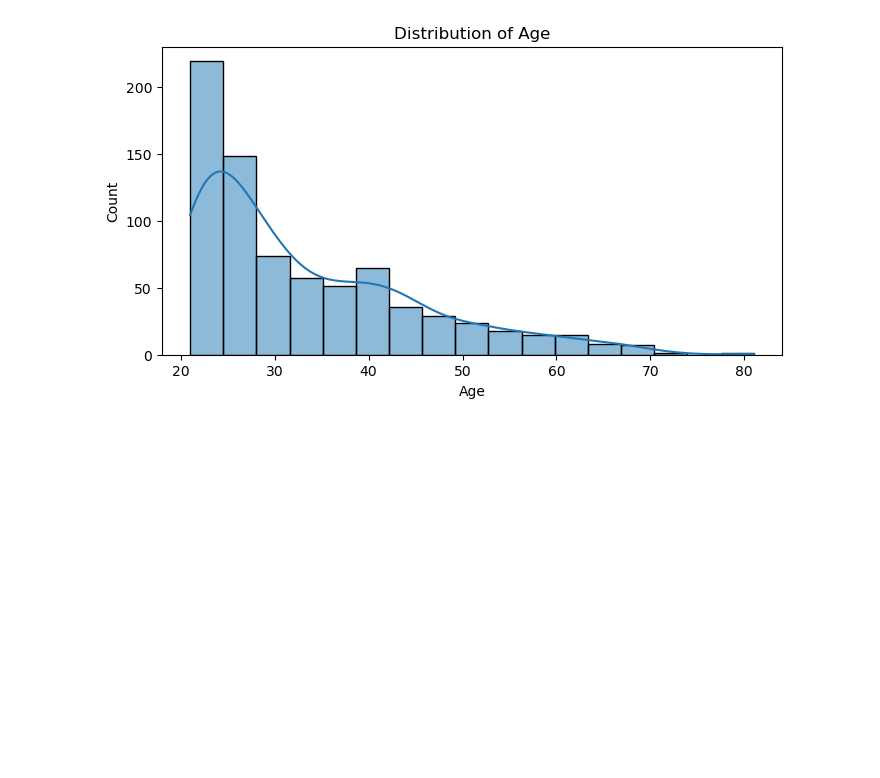
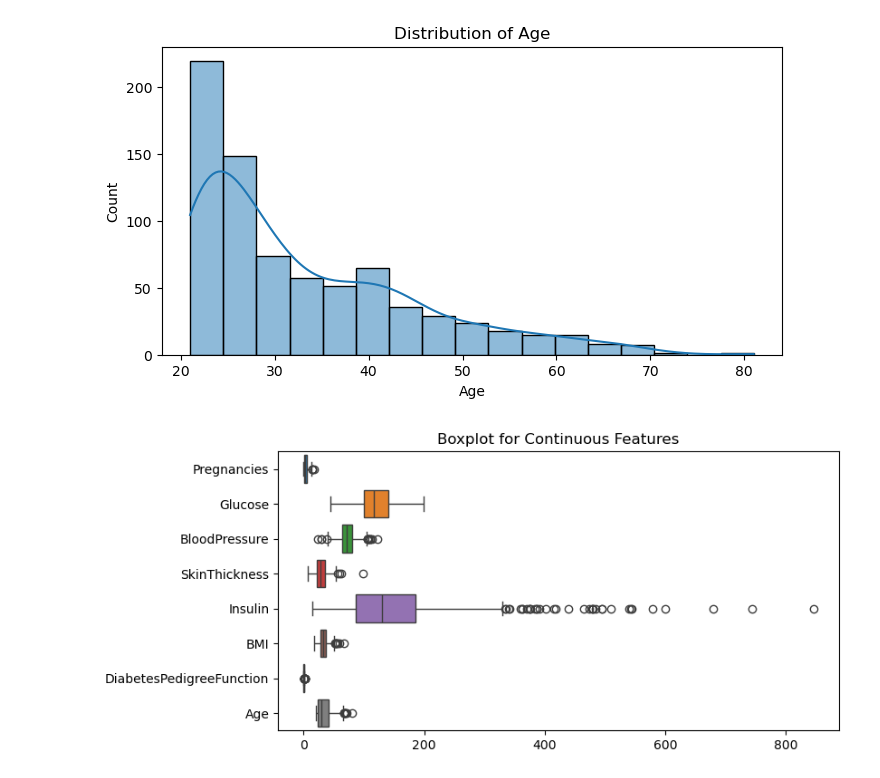
Before and after one commit to orczhu/zhu-ai-learning, a Jupyter notebook: capstone/capstone.ipynb, the cells around one changed output. Cells and saved outputs as stored; diff of their text form; code cells hidden in the pictures; blank space fills up the shorter version.

```diff
--- a/capstone/capstone.ipynb
+++ b/capstone/capstone.ipynb
@@ -164,3 +168,11 @@ for col in cols_without_outcome:
 [figure]
 [figure]
 [figure]
+# %%
+# boxplot to check outliers
+plt.figure(figsize=(8, 4))
+sns.boxplot(data=dia[cols_without_outcome], orient='h')
+plt.title('Boxplot for Continuous Features')
+plt.show()
+# %% [output]
+[figure, added]
```
Also changed, not shown: parts of 12 cells of this notebook.
